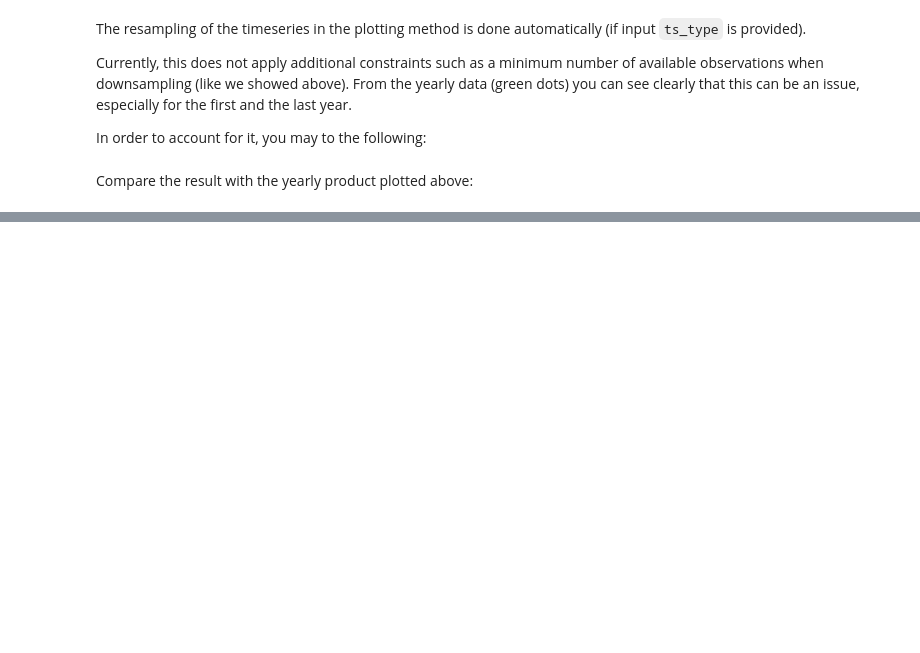
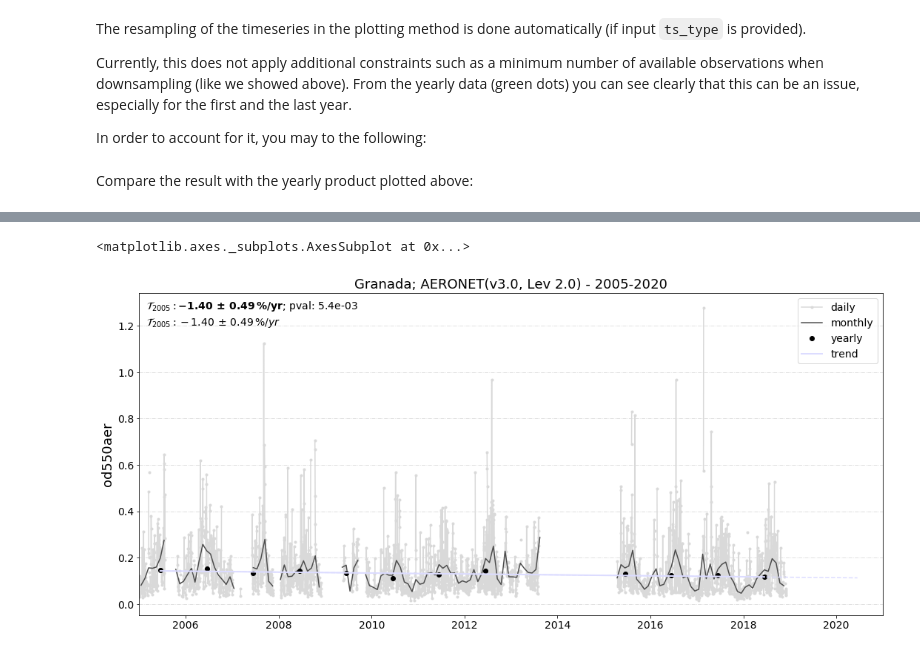
Before and after one commit to metno/pyaerocom-tutorials, a Jupyter notebook: notebooks/tut06_intro_UngriddedData_and_StationData_classes.ipynb, the cells around one changed output, grey strips where cells are left out. Drawn from its saved outputs; the diff is of its cells as text; code cells hidden in the pictures; blank space fills up the shorter version.

```diff
--- a/notebooks/tut06_intro_UngriddedData_and_StationData_classes.ipynb
+++ b/notebooks/tut06_intro_UngriddedData_and_StationData_classes.ipynb
@@ -507,0 +532,5 @@ ax = granada_opt1.plot_timeseries('od550aer', freq='yearly', ls='none', marker='
+# %%
+granada_opt1.trends['od550aer'].plot()
+# %% [output]
+<matplotlib.axes._subplots.AxesSubplot at 0x...>
+[figure, added]
```
Also changed, not shown: parts of 23 cells of this notebook, 12 other files.
